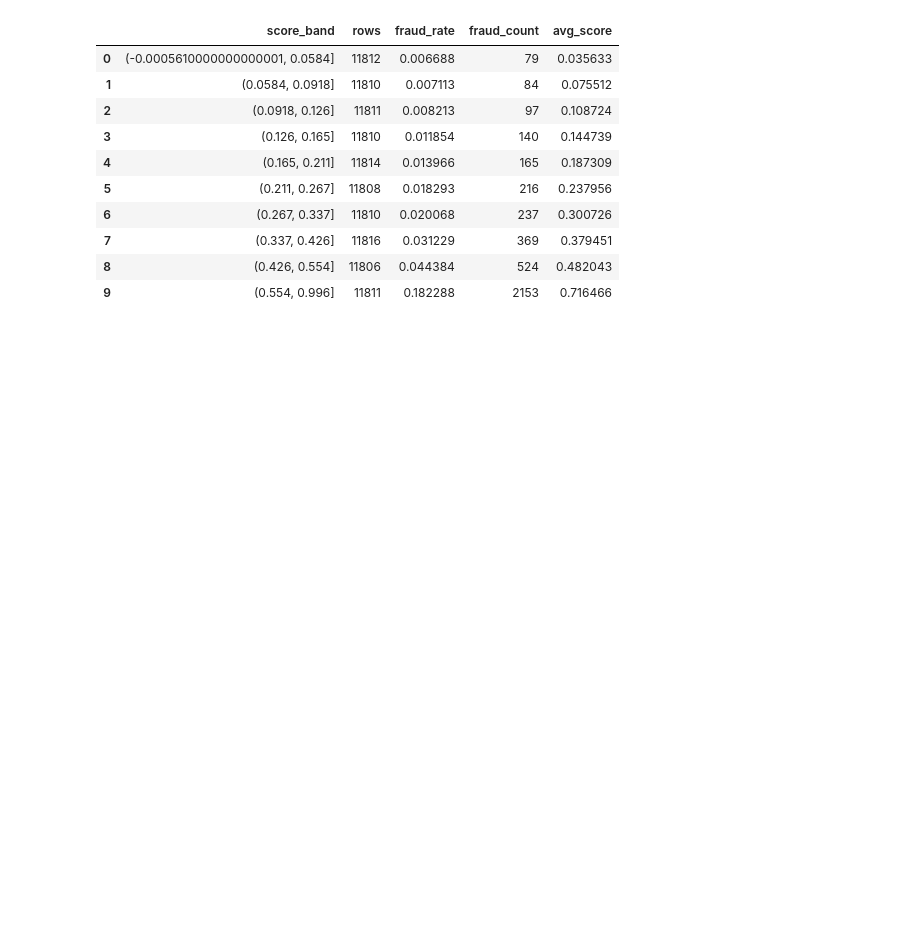
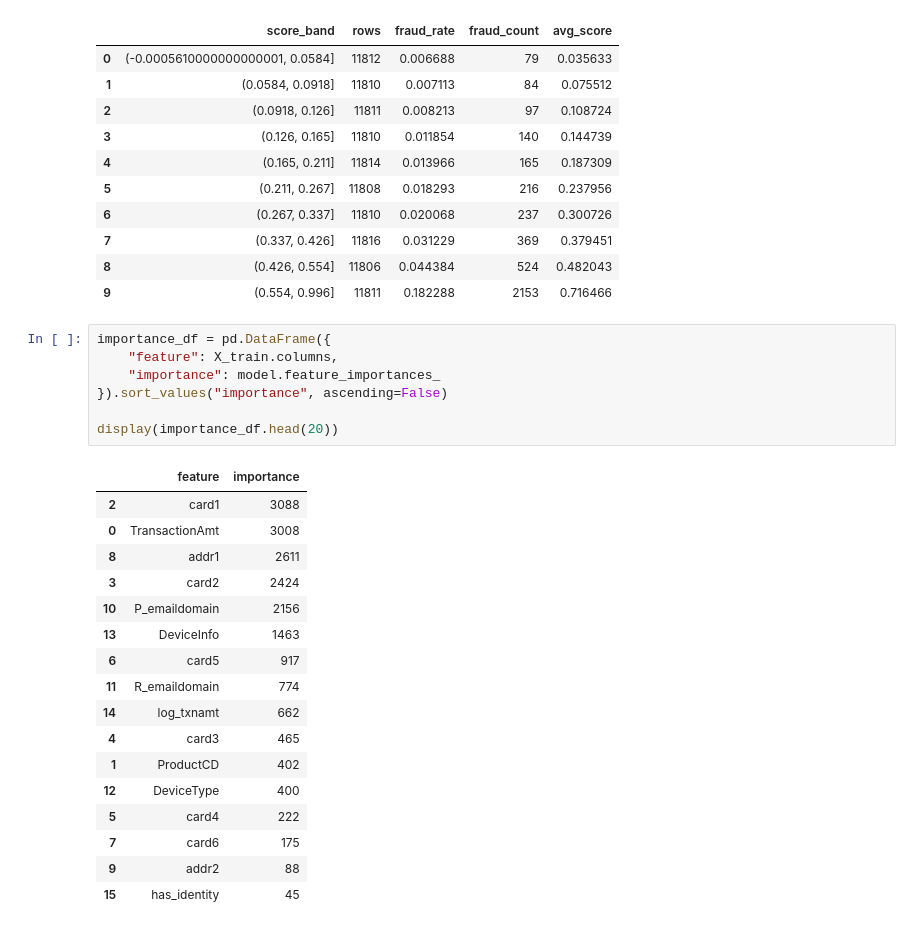
Before and after one commit to suthashok/Machine_Learning_Systems, a Jupyter notebook: online-transaction-fraud-prediction/notebooks/02_baseline_model.ipynb, the cells around one changed output. Drawn from its saved outputs; the diff is of its cells as text; blank space fills up the shorter version.

Commit message:
Adding feature importance

```diff
--- a/online-transaction-fraud-prediction/notebooks/02_baseline_model.ipynb
+++ b/online-transaction-fraud-prediction/notebooks/02_baseline_model.ipynb
@@ -179,3 +179,28 @@ display(band_summary)
 | 7 | (0.337, 0.426] | 11816 | 0.031229 | 369 | 0.379451 |
 | 8 | (0.426, 0.554] | 11806 | 0.044384 | 524 | 0.482043 |
 | 9 | (0.554, 0.996] | 11811 | 0.182288 | 2153 | 0.716466 |
+# %%
+importance_df = pd.DataFrame({
+    "feature": X_train.columns,
+    "importance": model.feature_importances_
+}).sort_values("importance", ascending=False)
+
+display(importance_df.head(20))
+# %% [output]
+|  | feature | importance |
+| 2 | card1 | 3088 |
+| 0 | TransactionAmt | 3008 |
+| 8 | addr1 | 2611 |
+| 3 | card2 | 2424 |
+| 10 | P_emaildomain | 2156 |
+| 13 | DeviceInfo | 1463 |
+| 6 | card5 | 917 |
+| 11 | R_emaildomain | 774 |
+| 14 | log_txnamt | 662 |
+| 4 | card3 | 465 |
+| 1 | ProductCD | 402 |
+| 12 | DeviceType | 400 |
+| 5 | card4 | 222 |
+| 7 | card6 | 175 |
+| 9 | addr2 | 88 |
+| 15 | has_identity | 45 |
```
Also changed, not shown: parts of 1 cell of this notebook.
